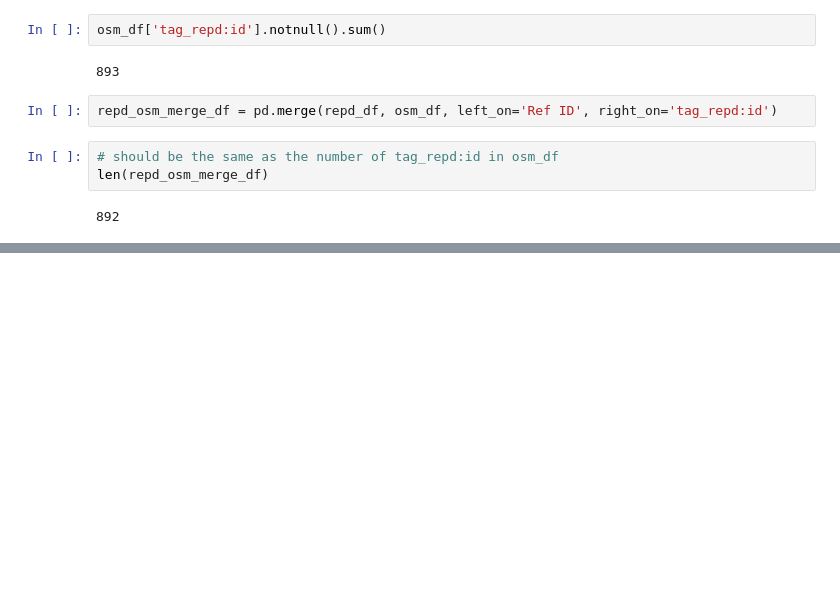
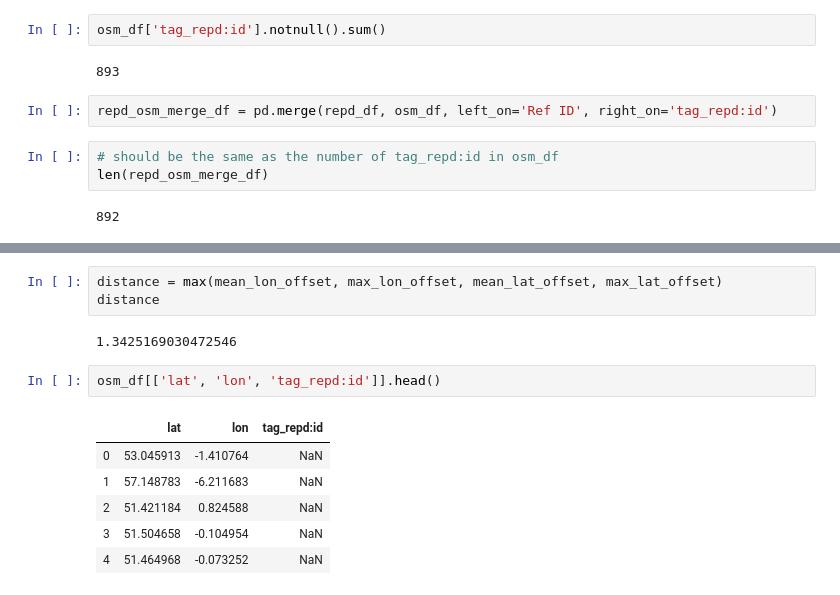
Before and after one commit to alan-turing-institute/solar-panel-detection, a Jupyter notebook: notebooks/data play.ipynb, the cells around one changed output, grey strips where cells are left out. Drawn from its saved outputs; the diff is of its cells as text; blank space fills up the shorter version.

Commit message:
possible new repd links for osm tags found

```diff
--- a/notebooks/data play.ipynb
+++ b/notebooks/data play.ipynb
@@ -114,0 +120,14 @@ How many additional finds in OSM can we make, which don't have the REPD id alrea
+# %%
+distance = max(mean_lon_offset, max_lon_offset, mean_lat_offset, max_lat_offset)
+distance
+# %% [output]
+1.3425169030472546
+# %%
+osm_df[['lat', 'lon', 'tag_repd:id']].head()
+# %% [output]
+|  | lat | lon | tag_repd:id |
+| 0 | 53.045913 | -1.410764 | NaN |
+| 1 | 57.148783 | -6.211683 | NaN |
+| 2 | 51.421184 | 0.824588 | NaN |
+| 3 | 51.504658 | -0.104954 | NaN |
+| 4 | 51.464968 | -0.073252 | NaN |
```
Also changed, not shown: parts of 9 cells of this notebook.
